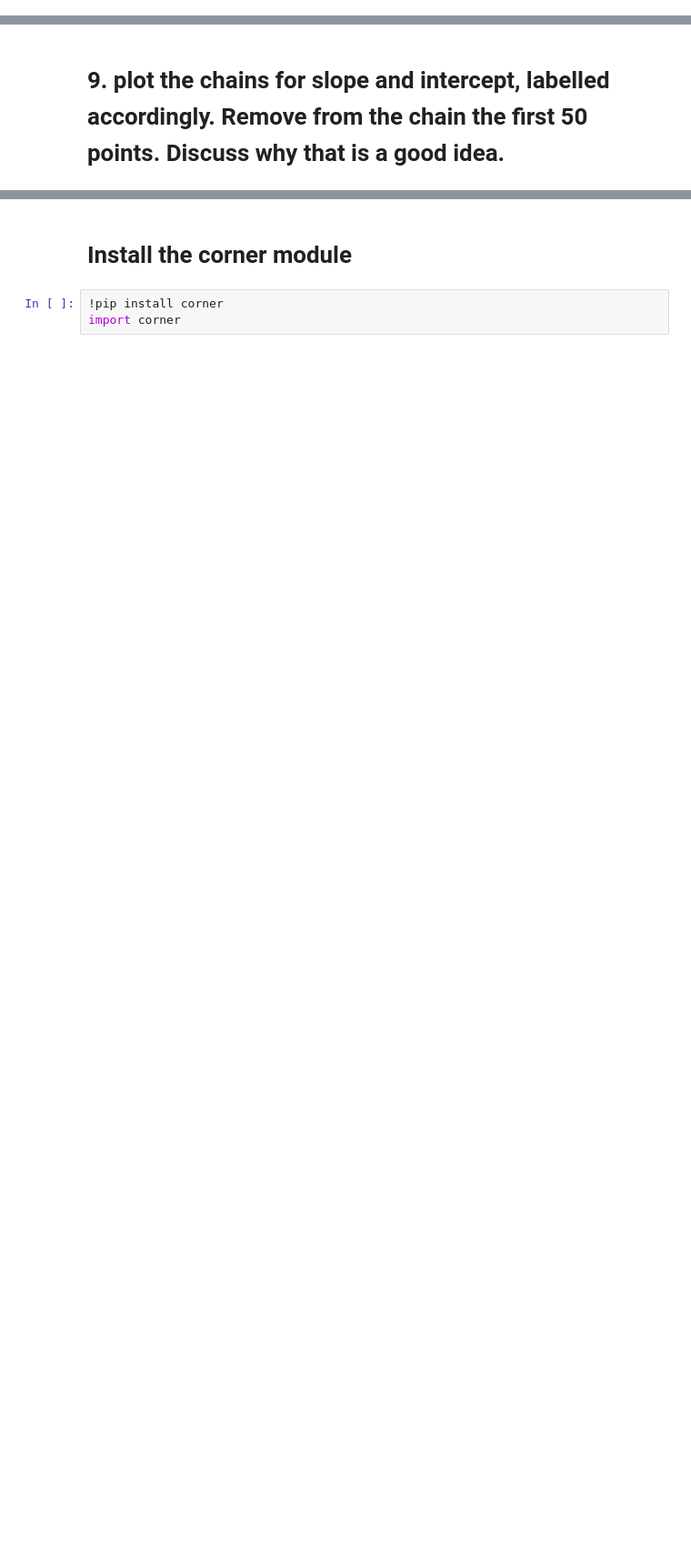
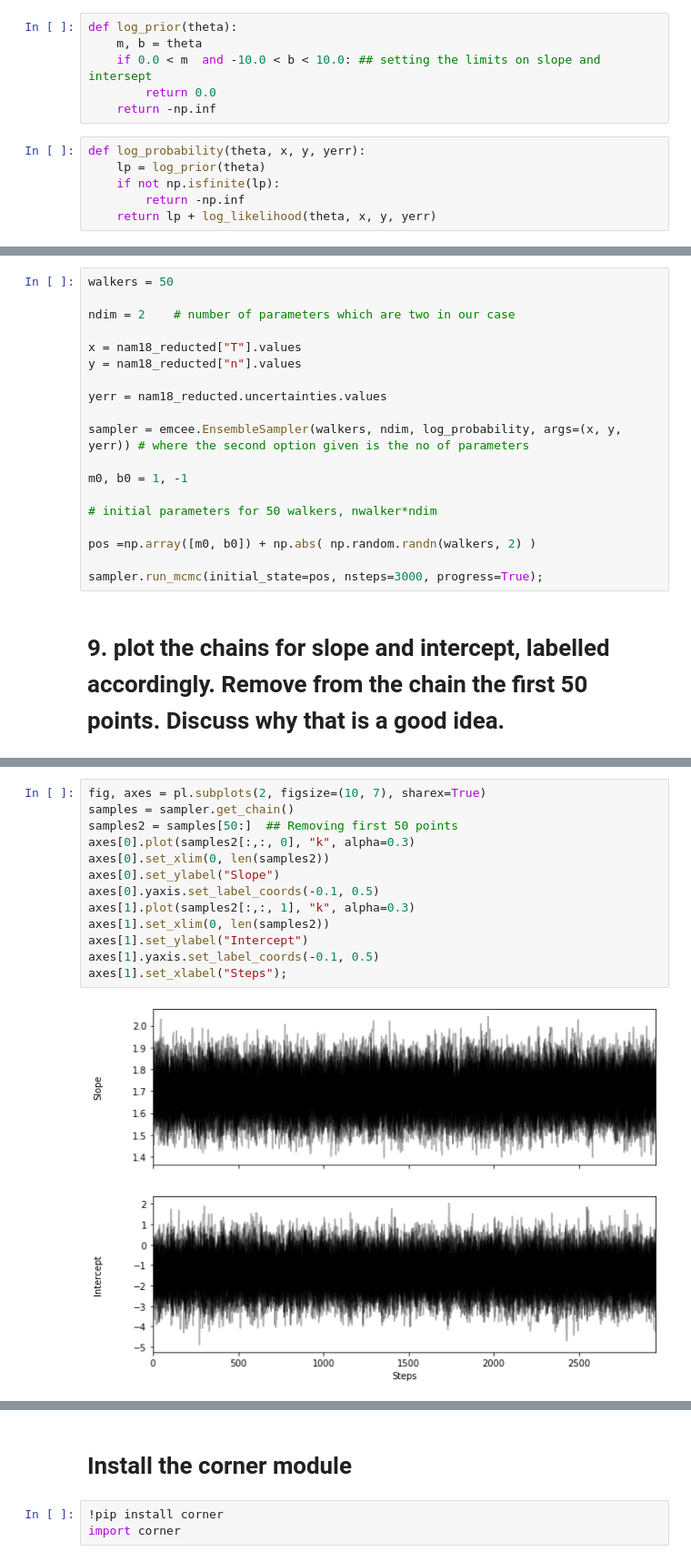
Before and after one commit to umerudel/DSPS_uZubair, a Jupyter notebook: HW7/LRtestAndMCMC.ipynb, the cells around one changed output, grey strips where cells are left out. Shown at 91% size. Cells and saved outputs as stored; diff of their text form; blank space fills up the shorter version.

```diff
--- a/HW7/LRtestAndMCMC.ipynb
+++ b/HW7/LRtestAndMCMC.ipynb
@@ -366,4 +370,35 @@ def log_probability(theta, x, y, yerr):
+# %%
+def log_prior(theta):
+    m, b = theta
+    if 0.0 < m  and -10.0 < b < 10.0: ## setting the limits on slope and intersept
+        return 0.0
+    return -np.inf
+# %%
+def log_probability(theta, x, y, yerr):
+    lp = log_prior(theta)
+    if not np.isfinite(lp):
+        return -np.inf
+    return lp + log_likelihood(theta, x, y, yerr)
 # %% [markdown]
 # 8 Run the emcee with 50 walkers and chains 3000 elements long
+# %%
+walkers = 50
+
+ndim = 2    # number of parameters which are two in our case
+
+x = nam18_reducted["T"].values
+y = nam18_reducted["n"].values
+
+yerr = nam18_reducted.uncertainties.values
+
+sampler = emcee.EnsembleSampler(walkers, ndim, log_probability, args=(x, y, yerr)) # where the second option given is the no of parameters
+
+m0, b0 = 1, -1
+
+# initial parameters for 50 walkers, nwalker*ndim
+
+pos =np.array([m0, b0]) + np.abs( np.random.randn(walkers, 2) )
+
+sampler.run_mcmc(initial_state=pos, nsteps=3000, progress=True);
 # %% [markdown]
 # 9. plot the chains for slope and intercept, labelled accordingly. Remove from the chain the first 50 points. Discuss why that is a good idea.
@@ -372,0 +405,15 @@ def log_probability(theta, x, y, yerr):
+# %%
+fig, axes = pl.subplots(2, figsize=(10, 7), sharex=True)
+samples = sampler.get_chain()
+samples2 = samples[50:]  ## Removing first 50 points
+axes[0].plot(samples2[:,:, 0], "k", alpha=0.3)
+axes[0].set_xlim(0, len(samples2))
+axes[0].set_ylabel("Slope")
+axes[0].yaxis.set_label_coords(-0.1, 0.5)
+axes[1].plot(samples2[:,:, 1], "k", alpha=0.3)
+axes[1].set_xlim(0, len(samples2))
+axes[1].set_ylabel("Intercept")
+axes[1].yaxis.set_label_coords(-0.1, 0.5)
+axes[1].set_xlabel("Steps");
+# %% [output]
+[figure, added]
```
Also changed, not shown: parts of 26 cells of this notebook.
